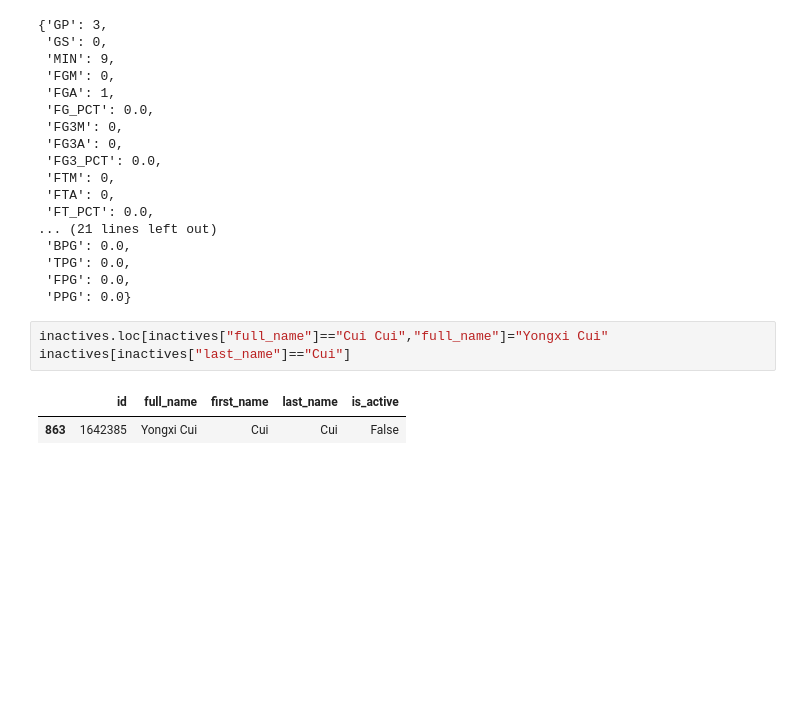
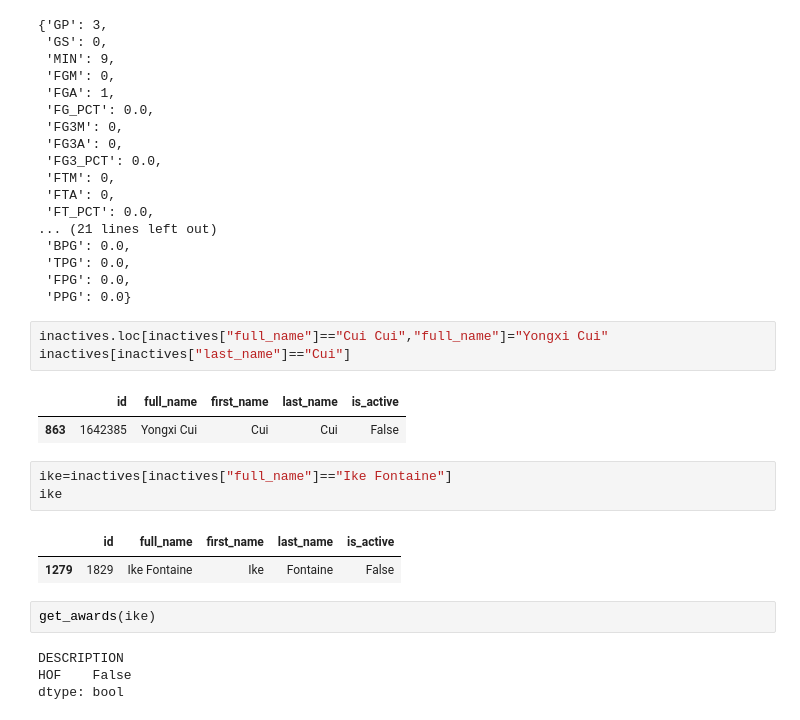
Before and after one commit to bharthun7/nba-hof-predictor, a Jupyter notebook: inactive-scraper-tester.ipynb, the cells around one changed output. Cells and saved outputs as stored; diff of their text form; blank space fills up the shorter version.

Commit message:
Fix another issue for a player having a name disparity

```diff
--- a/inactive-scraper-tester.ipynb
+++ b/inactive-scraper-tester.ipynb
@@ -509,3 +509,15 @@ inactives[inactives["last_name"]=="Cui"]
 # %% [output]
 |  | id | full_name | first_name | last_name | is_active |
 | 863 | 1642385 | Yongxi Cui | Cui | Cui | False |
+# %%
+ike=inactives[inactives["full_name"]=="Ike Fontaine"]
+ike
+# %% [output]
+|  | id | full_name | first_name | last_name | is_active |
+| 1279 | 1829 | Ike Fontaine | Ike | Fontaine | False |
+# %%
+get_awards(ike)
+# %% [output]
+DESCRIPTION
+HOF    False
+dtype: bool
```
Also changed, not shown: 1 other file.
